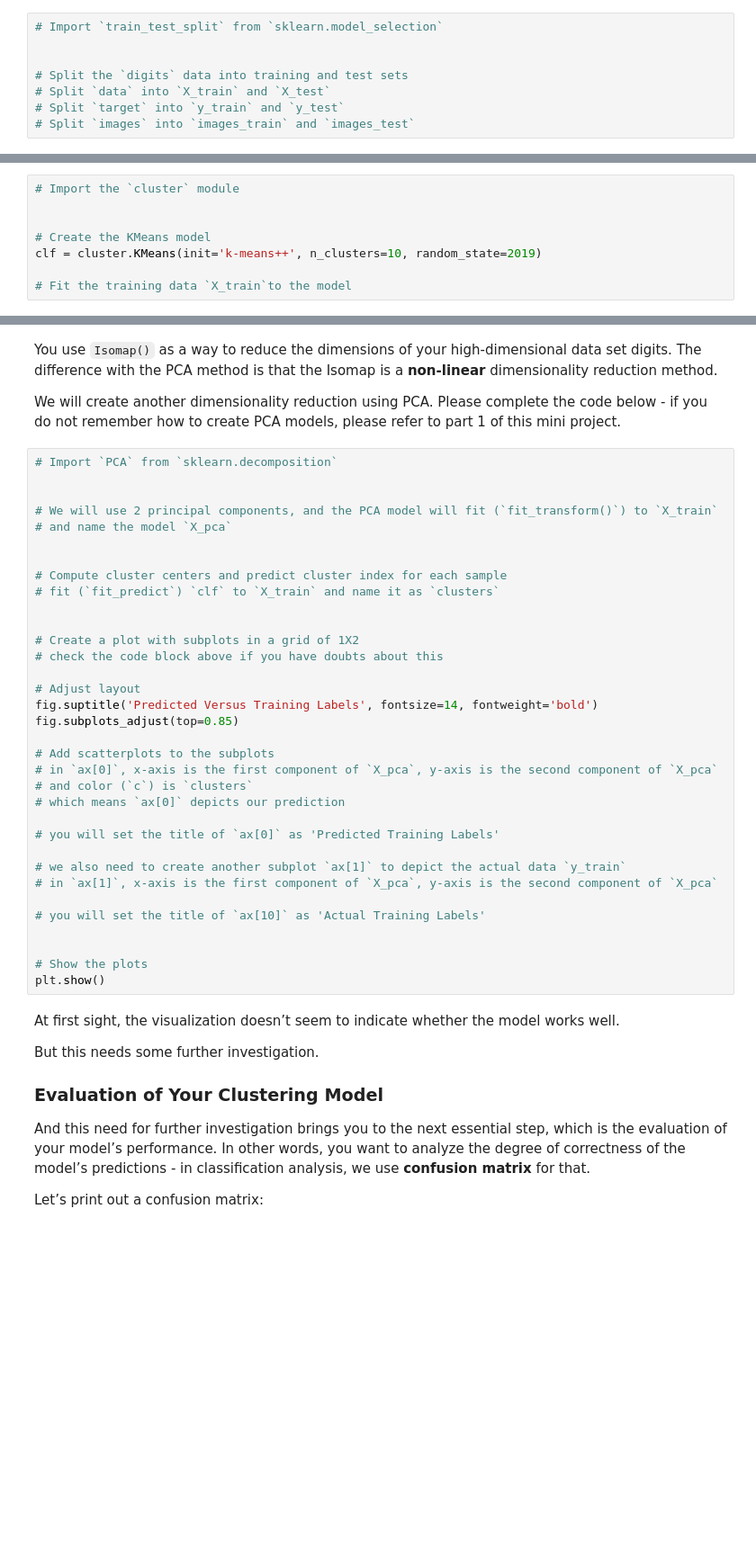
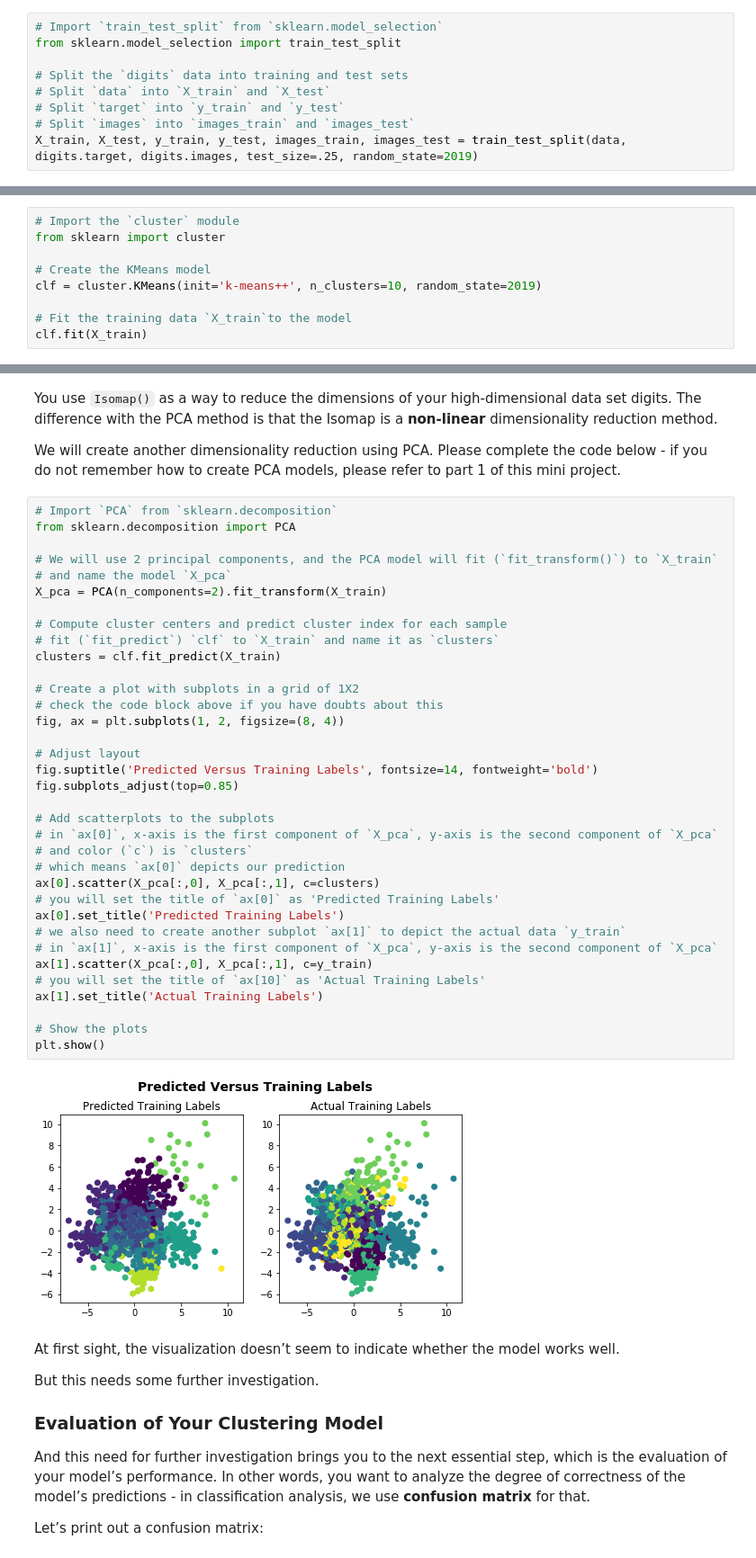
Before and after one commit to fairfield-university-ba545/week-7-JamesNeri, a Jupyter notebook: Mini_project_2_MNIST_analysis_pt2.ipynb, the cells around one changed output, grey strips where cells are left out. Shown at 90% size. Saved outputs shown, nothing was run; the diff lists cells and outputs as text; blank space fills up the shorter version.

```diff
--- a/Mini_project_2_MNIST_analysis_pt2.ipynb
+++ b/Mini_project_2_MNIST_analysis_pt2.ipynb
@@ -98,12 +117,13 @@ You’ll also note that the argument `random_state` has the value `2019` assigne
 __NOTE__: you should always use `random_state`, or its equivalent parameters (e.g. `seed`), in your analysis, to guarantee the reproducibility and comparison capability.
 # %%
 # Import `train_test_split` from `sklearn.model_selection`
-
+from sklearn.model_selection import train_test_split
 
 # Split the `digits` data into training and test sets
 # Split `data` into `X_train` and `X_test`
 # Split `target` into `y_train` and `y_test`
 # Split `images` into `images_train` and `images_test`
+X_train, X_test, y_train, y_test, images_train, images_test = train_test_split(data, digits.target, digits.images, test_size=.25, random_state=2019)
 # %% [markdown]
 After you have split up your data set into train and test sets, you can quickly inspect the numbers before you go and model the data. You should look at the dimensionalities of your `X` and `y` data.
 # %%
@@ -139,9 +163,10 @@ You might still remember this last argument from before when you split the data
 The other important thing here is determining the value of `k` in `n_clusters`. Here it is easy (`n_clusters = 10`) since we already know that the data has `10` classes. There is a greater chance we you conduct an __unsupervised learning__ analysis and you do not have classes - then you will have to try different value of `k`.
 # %%
 # Import the `cluster` module
-
+from sklearn import cluster
 
 # Create the KMeans model
 clf = cluster.KMeans(init='k-means++', n_clusters=10, random_state=2019)
 
 # Fit the training data `X_train`to the model
+clf.fit(X_train)
@@ -248,38 +286,41 @@ You use `Isomap()` as a way to reduce the dimensions of your high-dimensional da
 We will create another dimensionality reduction using PCA. Please complete the code below - if you do not remember how to create PCA models, please refer to part 1 of this mini project.
 # %%
 # Import `PCA` from `sklearn.decomposition`
-
+from sklearn.decomposition import PCA
 
 # We will use 2 principal components, and the PCA model will fit (`fit_transform()`) to `X_train`
 # and name the model `X_pca`
-
+X_pca = PCA(n_components=2).fit_transform(X_train)
 
 # Compute cluster centers and predict cluster index for each sample
 # fit (`fit_predict`) `clf` to `X_train` and name it as `clusters`
-
+clusters = clf.fit_predict(X_train)
 
 # Create a plot with subplots in a grid of 1X2
 # check the code block above if you have doubts about this
+fig, ax = plt.subplots(1, 2, figsize=(8, 4))
 
 # Adjust layout
 fig.suptitle('Predicted Versus Training Labels', fontsize=14, fontweight='bold')
 fig.subplots_adjust(top=0.85)
 
 # Add scatterplots to the subplots
 # in `ax[0]`, x-axis is the first component of `X_pca`, y-axis is the second component of `X_pca`
 # and color (`c`) is `clusters`
 # which means `ax[0]` depicts our prediction
-
+ax[0].scatter(X_pca[:,0], X_pca[:,1], c=clusters)
 # you will set the title of `ax[0]` as 'Predicted Training Labels'
-
+ax[0].set_title('Predicted Training Labels')
 # we also need to create another subplot `ax[1]` to depict the actual data `y_train`
 # in `ax[1]`, x-axis is the first component of `X_pca`, y-axis is the second component of `X_pca`
-
+ax[1].scatter(X_pca[:,0], X_pca[:,1], c=y_train)
 # you will set the title of `ax[10]` as 'Actual Training Labels'
-
+ax[1].set_title('Actual Training Labels')
 
 # Show the plots
 plt.show()
+# %% [output]
+[figure, added]
 # %% [markdown]
 At first sight, the visualization doesn’t seem to indicate whether the model works well.
 
```
Also changed, not shown: parts of 14 cells of this notebook.
